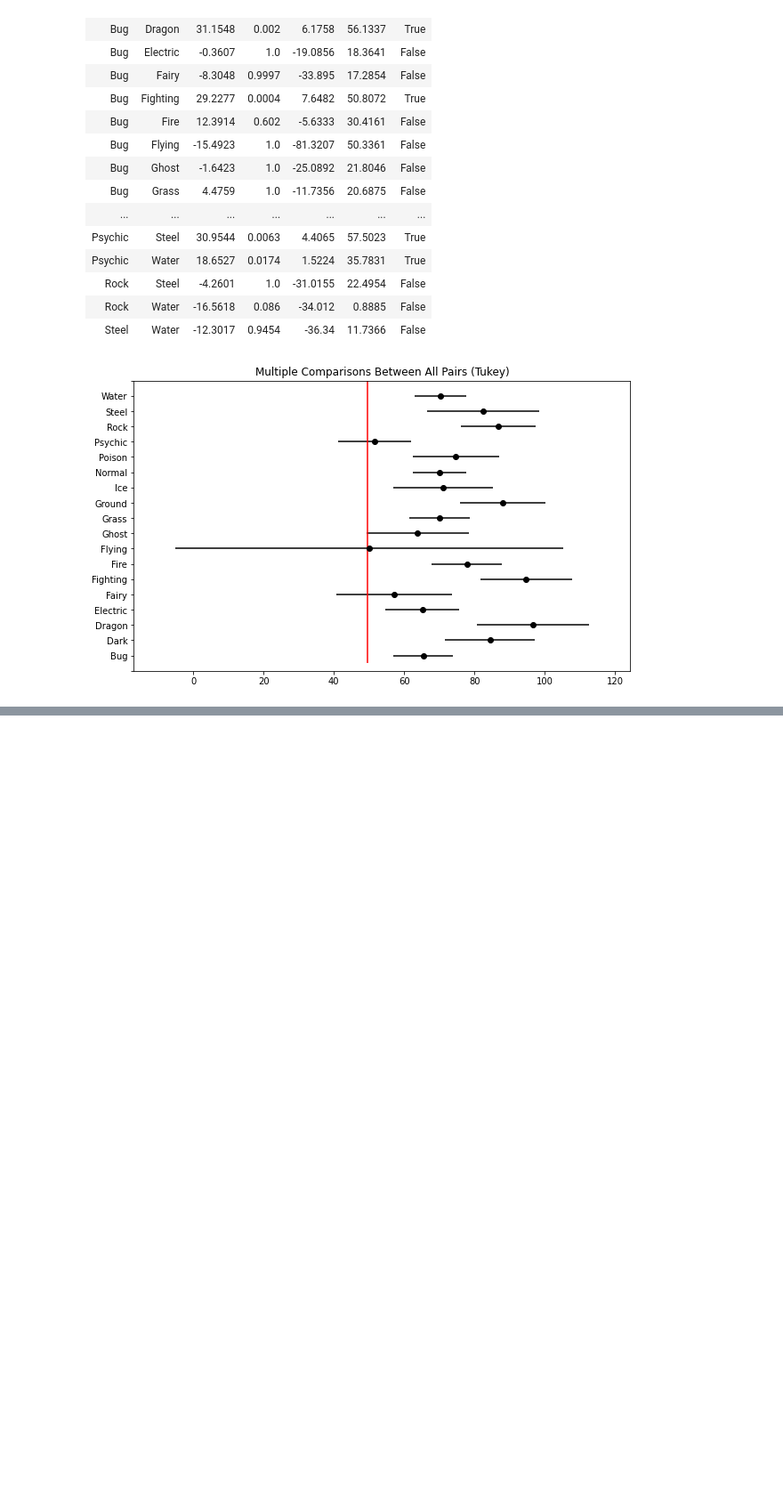
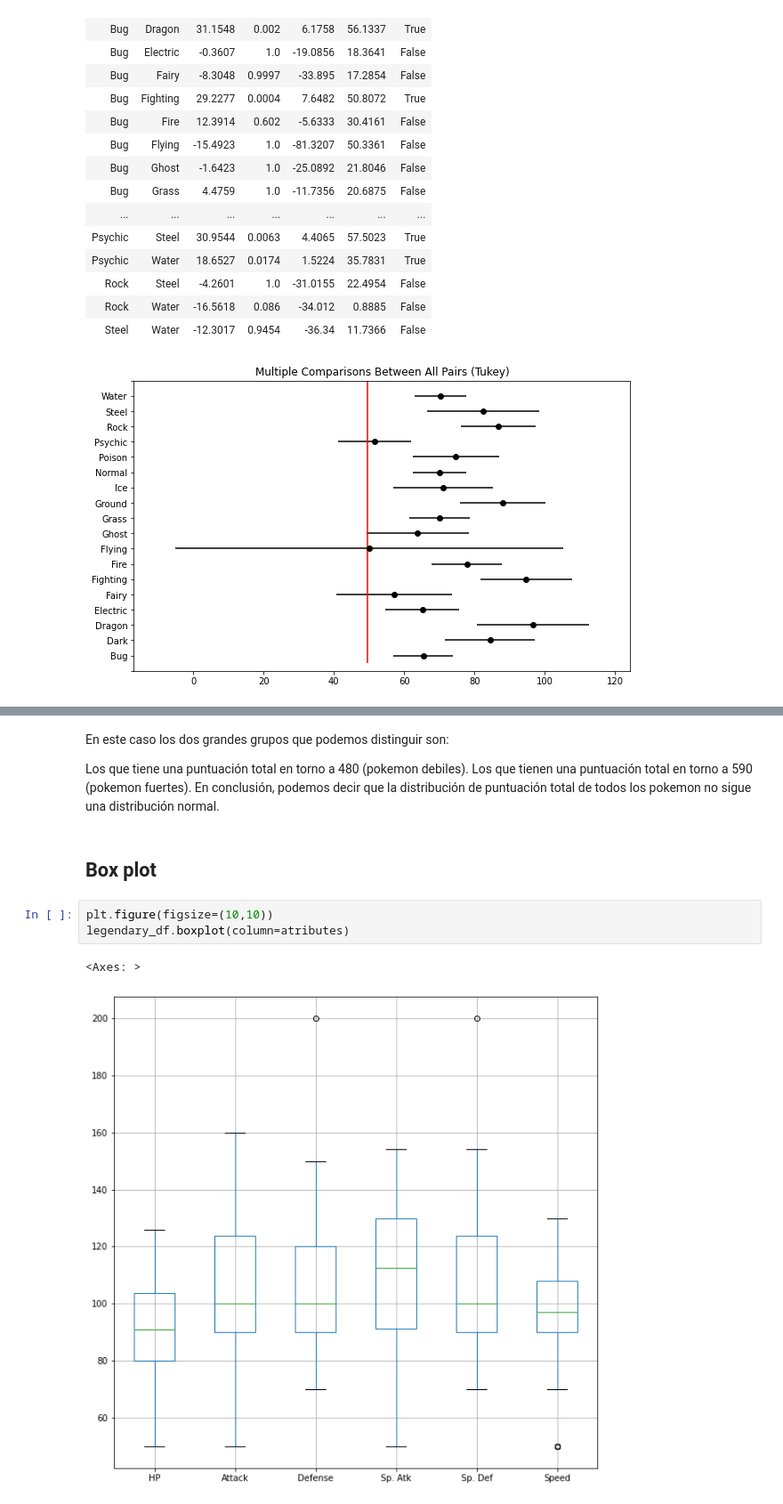
Before and after one commit to frosill/EDEM_22_23, a Jupyter notebook: 02_ANALISIS_Y_APRENDIZAJE_AUTOMATICO/python_statistics/Pokemon.ipynb, the cells around one changed output, grey strips where cells are left out. Shown at 89% size. Saved outputs shown, nothing was run; the diff lists cells and outputs as text; blank space fills up the shorter version.

```diff
--- a/02_ANALISIS_Y_APRENDIZAJE_AUTOMATICO/python_statistics/Pokemon.ipynb
+++ b/02_ANALISIS_Y_APRENDIZAJE_AUTOMATICO/python_statistics/Pokemon.ipynb
@@ -908,0 +920,14 @@ Multiple Comparison of Means - Tukey HSD, FWER=0.05
+# %% [markdown]
+En este caso los dos grandes grupos que podemos distinguir son:
+
+Los que tiene una puntuación total en torno a 480 (pokemon debiles).
+Los que tienen una puntuación total en torno a 590 (pokemon fuertes).
+En conclusión, podemos decir que la distribución de puntuación total de todos los pokemon no sigue una distribución normal.
+# %% [markdown]
+## Box plot
+# %%
+plt.figure(figsize=(10,10))
+legendary_df.boxplot(column=atributes)
+# %% [output]
+<Axes: >
+[figure, added]
```
Also changed, not shown: parts of 78 cells of this notebook.
